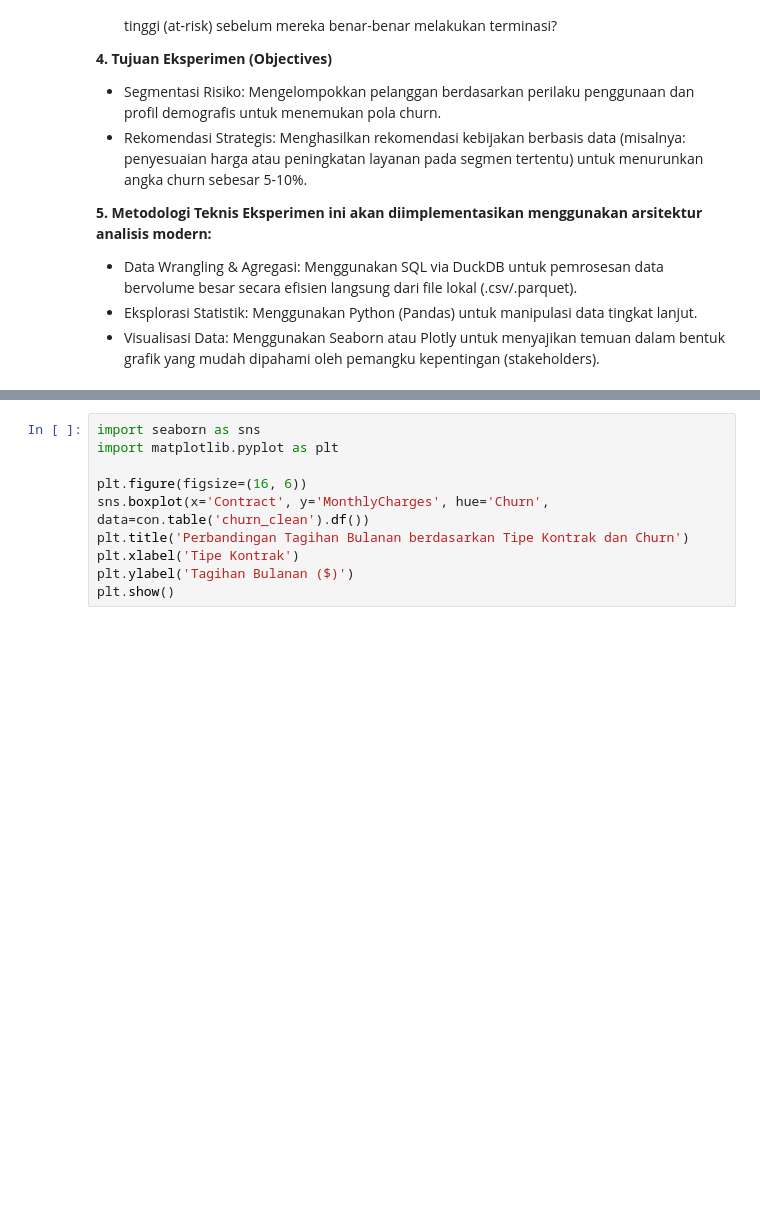
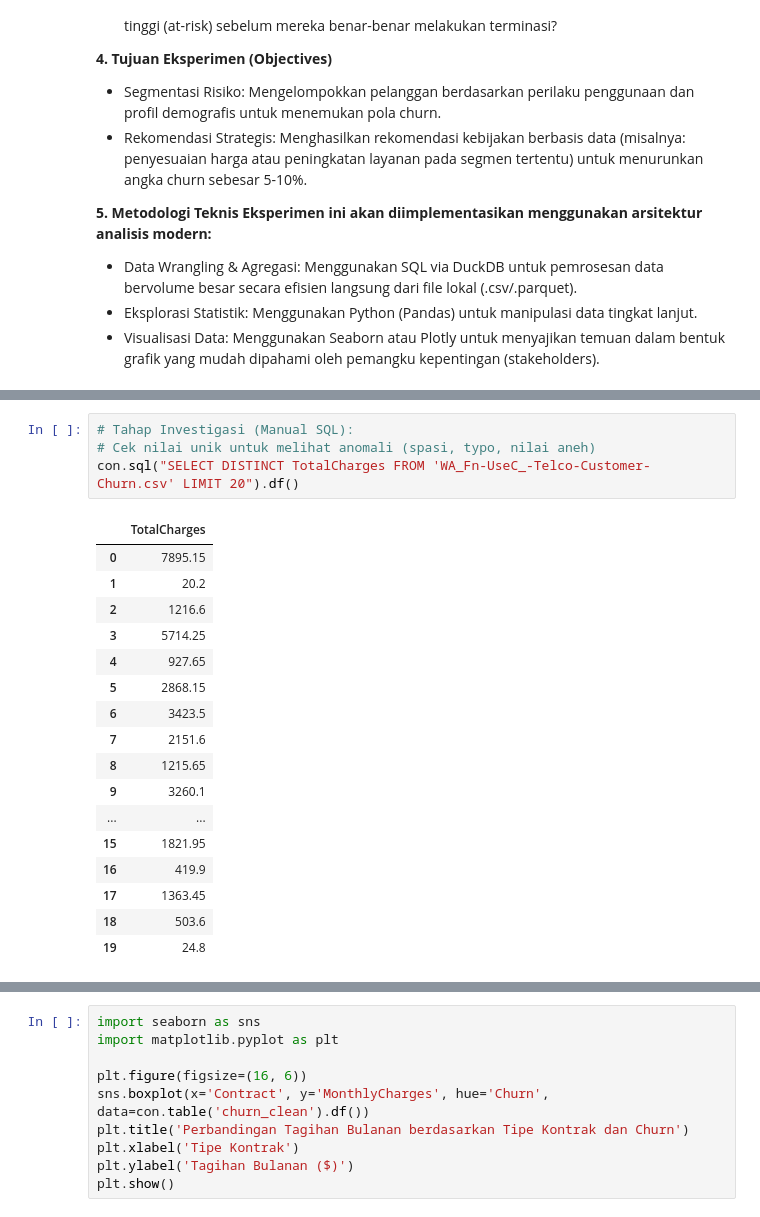
Before and after one commit to Aris0506/part-latihan, a Jupyter notebook: 05 Juma'at/1/main.ipynb, the cells around one changed output, grey strips where cells are left out. Drawn from its saved outputs; the diff is of its cells as text; blank space fills up the shorter version.

```diff
--- a/05 Juma'at/1/main.ipynb
+++ b/05 Juma'at/1/main.ipynb
@@ -43,0 +97,22 @@ display(df_check)
+# %%
+# Tahap Investigasi (Manual SQL):
+# Cek nilai unik untuk melihat anomali (spasi, typo, nilai aneh)
+con.sql("SELECT DISTINCT TotalCharges FROM 'WA_Fn-UseC_-Telco-Customer-Churn.csv' LIMIT 20").df()
+# %% [output]
+|  | TotalCharges |
+| 0 | 7895.15 |
+| 1 | 20.2 |
+| 2 | 1216.6 |
+| 3 | 5714.25 |
+| 4 | 927.65 |
+| 5 | 2868.15 |
+| 6 | 3423.5 |
+| 7 | 2151.6 |
+| 8 | 1215.65 |
+| 9 | 3260.1 |
+| ... | ... |
+| 15 | 1821.95 |
+| 16 | 419.9 |
+| 17 | 1363.45 |
+| 18 | 503.6 |
+| 19 | 24.8 |
```
Also changed, not shown: parts of 26 cells of this notebook, 6 other files.
